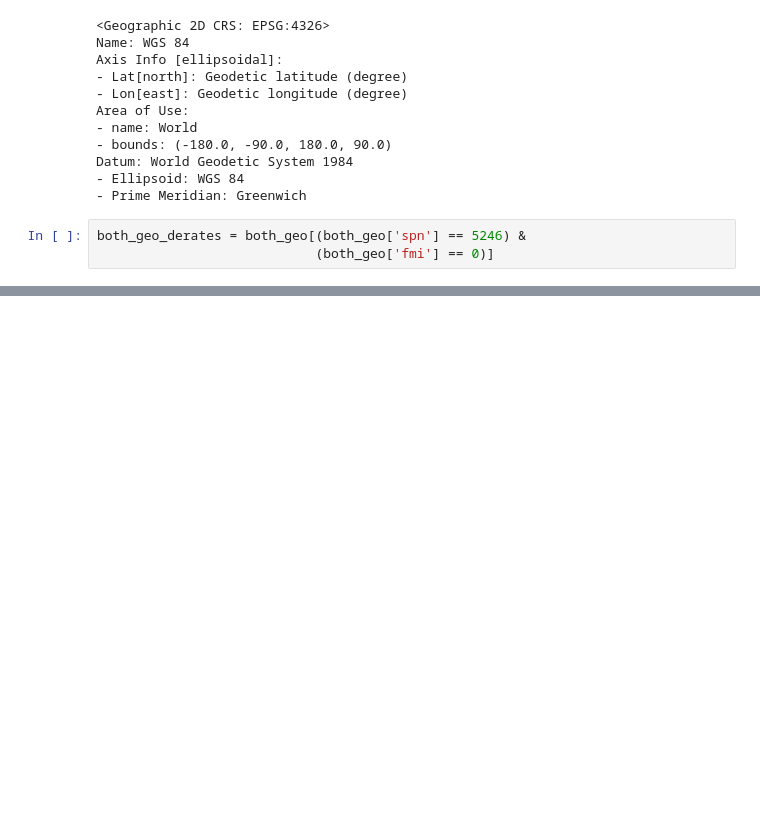
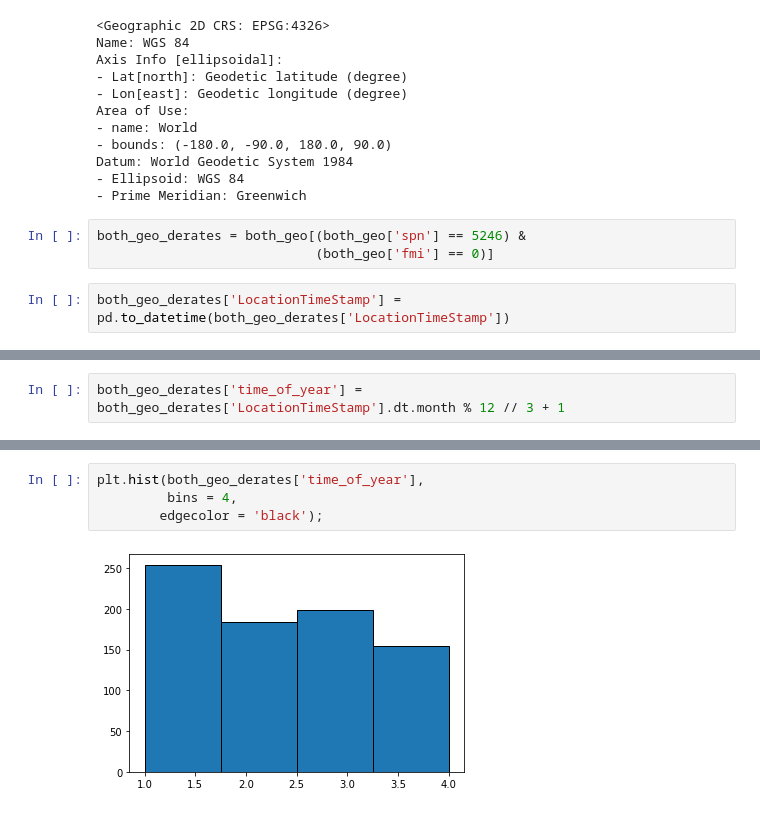
Before and after one commit to jrioross/big_g_express, a Jupyter notebook: notebooks/geospatial_explore.ipynb, the cells around one changed output, grey strips where cells are left out. Cells and saved outputs as stored; diff of their text form; blank space fills up the shorter version.

Commit message:
Mapped derates by season, working on by month

```diff
--- a/notebooks/geospatial_explore.ipynb
+++ b/notebooks/geospatial_explore.ipynb
@@ -67,3 +67,5 @@ Datum: World Geodetic System 1984
 # %%
 both_geo_derates = both_geo[(both_geo['spn'] == 5246) &
                             (both_geo['fmi'] == 0)]
+# %%
+both_geo_derates['LocationTimeStamp'] = pd.to_datetime(both_geo_derates['LocationTimeStamp'])
@@ -69,0 +78,2 @@ both_geo_derates = both_geo[(both_geo['spn'] == 5246) &
+# %%
+both_geo_derates['time_of_year'] = both_geo_derates['LocationTimeStamp'].dt.month % 12 // 3 + 1
@@ -90,0 +154,6 @@ map_derates
+# %%
+plt.hist(both_geo_derates['time_of_year'],
+         bins = 4,
+        edgecolor = 'black');
+# %% [output]
+[figure, added]
```
Also changed, not shown: parts of 11 cells of this notebook.
